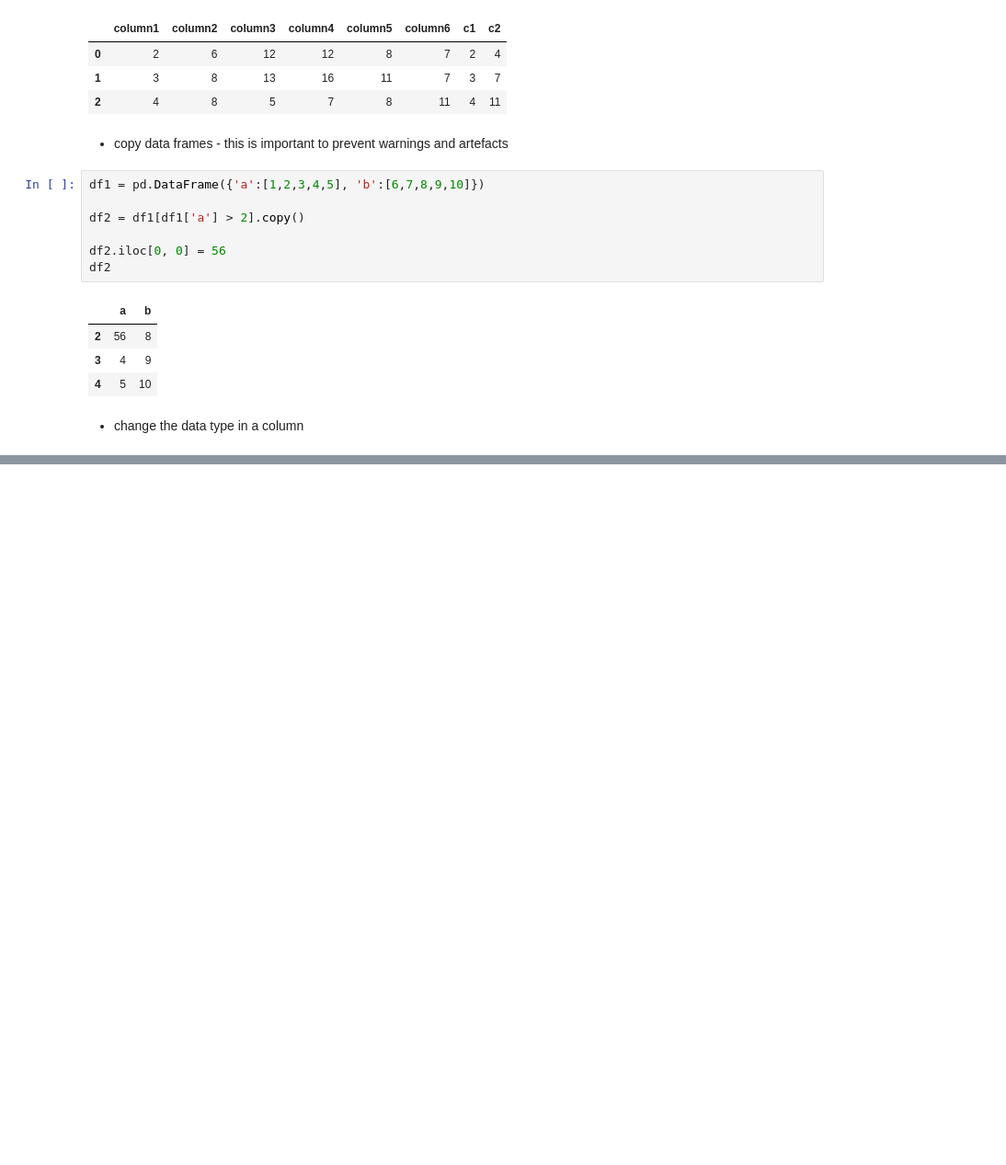
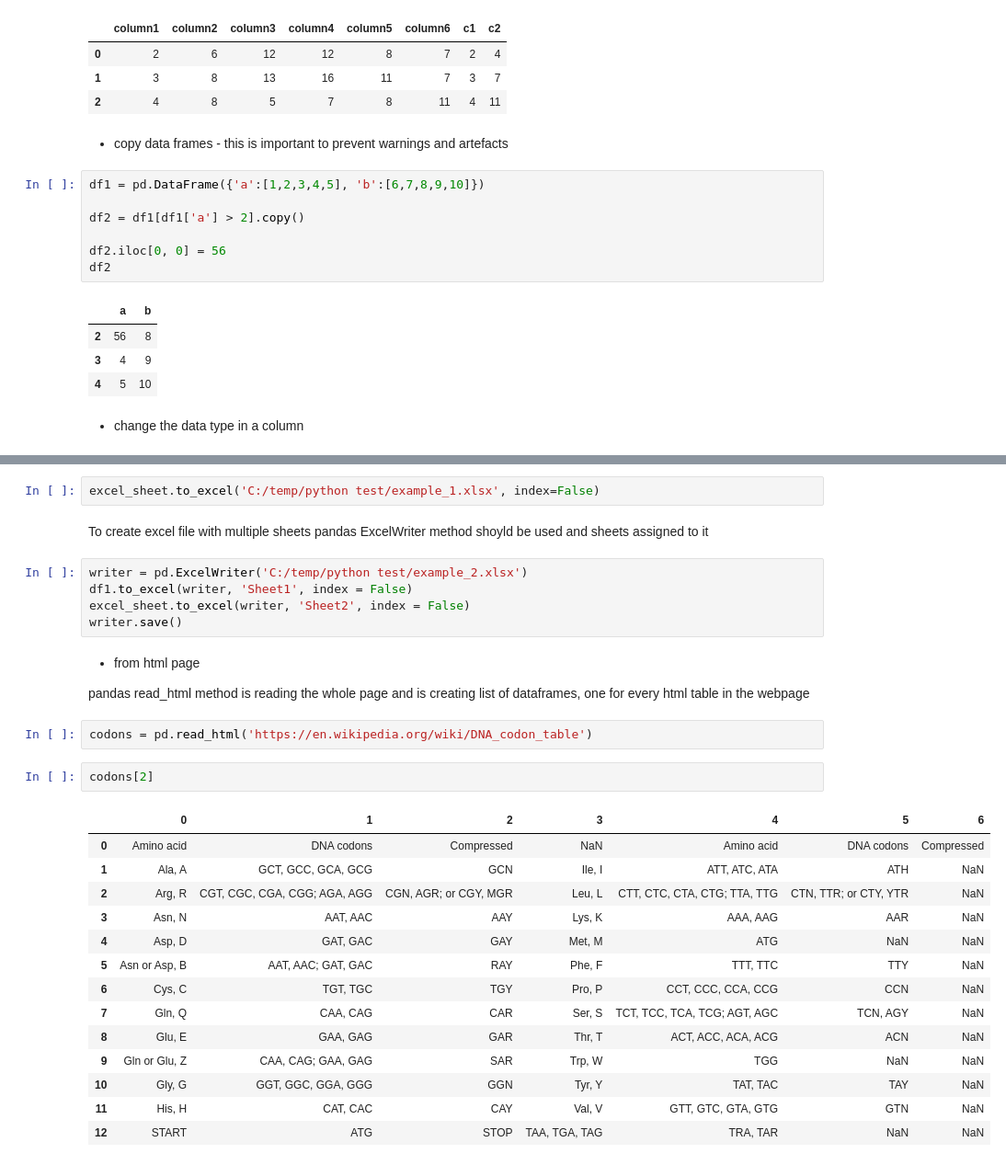
Before and after one commit to avkch/Python-for-beginners, a Jupyter notebook: Python for beginners.ipynb, the cells around one changed output, grey strips where cells are left out. Shown at 92% size. Cells and saved outputs as stored; diff of their text form; blank space fills up the shorter version.

```diff
--- a/Python for beginners.ipynb
+++ b/Python for beginners.ipynb
@@ -1919,0 +1998,32 @@ df2
+# %%
+excel_sheet.to_excel('C:/temp/python test/example_1.xlsx', index=False)
+# %% [markdown]
+To create excel file with multiple sheets pandas ExcelWriter method shoyld be used and sheets assigned to it
+# %%
+writer = pd.ExcelWriter('C:/temp/python test/example_2.xlsx')
+df1.to_excel(writer, 'Sheet1', index = False)
+excel_sheet.to_excel(writer, 'Sheet2', index = False)
+writer.save()
+# %% [markdown]
+* from html page
+
+pandas read_html method is reading the whole page and is creating list of dataframes, one for every html table in the webpage
+# %%
+codons = pd.read_html('https://en.wikipedia.org/wiki/DNA_codon_table')
+# %%
+codons[2]
+# %% [output]
+|  | 0 | 1 | 2 | 3 | 4 | 5 | 6 |
+| 0 | Amino acid | DNA codons | Compressed | NaN | Amino acid | DNA codons | Compressed |
+| 1 | Ala, A | GCT, GCC, GCA, GCG | GCN | Ile, I | ATT, ATC, ATA | ATH | NaN |
+| 2 | Arg, R | CGT, CGC, CGA, CGG; AGA, AGG | CGN, AGR; or CGY, MGR | Leu, L | CTT, CTC, CTA, CTG; TTA, TTG | CTN, TTR; or CTY, YTR | NaN |
+| 3 | Asn, N | AAT, AAC | AAY | Lys, K | AAA, AAG | AAR | NaN |
+| 4 | Asp, D | GAT, GAC | GAY | Met, M | ATG | NaN | NaN |
+| 5 | Asn or Asp, B | AAT, AAC; GAT, GAC | RAY | Phe, F | TTT, TTC | TTY | NaN |
+| 6 | Cys, C | TGT, TGC | TGY | Pro, P | CCT, CCC, CCA, CCG | CCN | NaN |
+| 7 | Gln, Q | CAA, CAG | CAR | Ser, S | TCT, TCC, TCA, TCG; AGT, AGC | TCN, AGY | NaN |
+| 8 | Glu, E | GAA, GAG | GAR | Thr, T | ACT, ACC, ACA, ACG | ACN | NaN |
+| 9 | Gln or Glu, Z | CAA, CAG; GAA, GAG | SAR | Trp, W | TGG | NaN | NaN |
+| 10 | Gly, G | GGT, GGC, GGA, GGG | GGN | Tyr, Y | TAT, TAC | TAY | NaN |
+| 11 | His, H | CAT, CAC | CAY | Val, V | GTT, GTC, GTA, GTG | GTN | NaN |
+| 12 | START | ATG | STOP | TAA, TGA, TAG | TRA, TAR | NaN | NaN |
```
Also changed, not shown: parts of 34 cells of this notebook.
